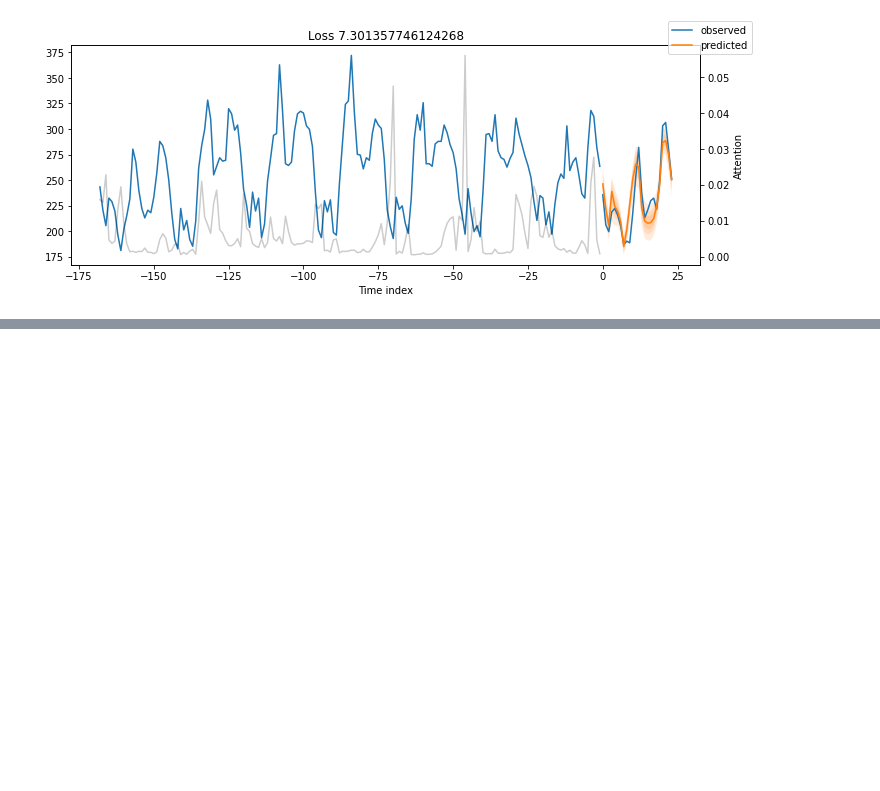
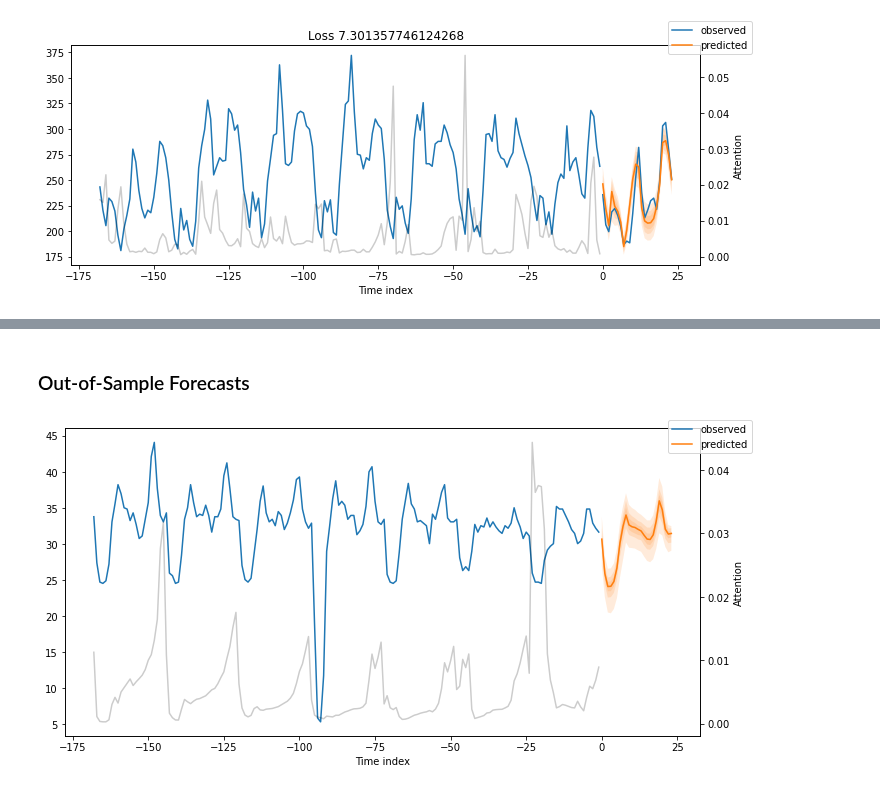
Before and after one commit to johnwslee/Data_Science_Libraries, a Jupyter notebook: PyTorch/temporal_fusion_transformer/Medium_energy_demand_forecasting.ipynb, the cells around one changed output, grey strips where cells are left out. Saved outputs shown, nothing was run; the diff lists cells and outputs as text; code cells hidden in the pictures; blank space fills up the shorter version.

```diff
--- a/PyTorch/temporal_fusion_transformer/Medium_energy_demand_forecasting.ipynb
+++ b/PyTorch/temporal_fusion_transformer/Medium_energy_demand_forecasting.ipynb
@@ -411,0 +430,38 @@ for idx in range(5):  # plot all 5 consumers
+# %% [markdown]
+### Out-of-Sample Forecasts
+# %%
+#encoder data is the last lookback window: we get the last 1 week (168 datapoints) for all 5 consumers = 840 total datapoints
+
+encoder_data = time_df[lambda x: x.hours_from_start > x.hours_from_start.max() - max_encoder_length]
+last_data = time_df[lambda x: x.hours_from_start == x.hours_from_start.max()]
+
+#decoder_data is the new dataframe for which we will create predictions.
+#decoder_data df should be max_prediction_length*consumers = 24*5=120 datapoints long : 24 datapoints for each cosnumer
+#we create it by repeating the last hourly observation of every consumer 24 times since we do not really have new test data
+#and later we fix the columns
+
+decoder_data = pd.concat(
+    [last_data.assign(date=lambda x: x.date + pd.offsets.Hour(i)) for i in range(1, max_prediction_length + 1)],
+    ignore_index=True,
+)
+
+#fix the new columns
+decoder_data["hours_from_start"] = (decoder_data["date"] - earliest_time).dt.seconds / 60 / 60 + (decoder_data["date"] - earliest_time).dt.days * 24
+decoder_data['hours_from_start'] = decoder_data['hours_from_start'].astype('int')
+decoder_data["hours_from_start"] += encoder_data["hours_from_start"].max() + 1 - decoder_data["hours_from_start"].min()
+
+decoder_data["month"] = decoder_data["date"].dt.month.astype(np.int64)
+decoder_data["hour"] = decoder_data["date"].dt.hour.astype(np.int64)
+decoder_data["day"] = decoder_data["date"].dt.day.astype(np.int64)
+decoder_data["day_of_week"] = decoder_data["date"].dt.dayofweek.astype(np.int64)
+
+new_prediction_data = pd.concat([encoder_data, decoder_data], ignore_index=True)
+
+fig, ax = plt.subplots(figsize=(10, 5))
+
+#create out-of-sample predictions for MT_002
+new_prediction_data=new_prediction_data.query(" consumer_id == 'MT_002'")
+new_raw_predictions, new_x = best_tft.predict(new_prediction_data, mode="raw", return_x=True)
+best_tft.plot_prediction(new_x, new_raw_predictions, idx=0, show_future_observed=False, ax=ax);
+# %% [output]
+[figure, added]
```
Also changed, not shown: parts of 20 cells of this notebook.
